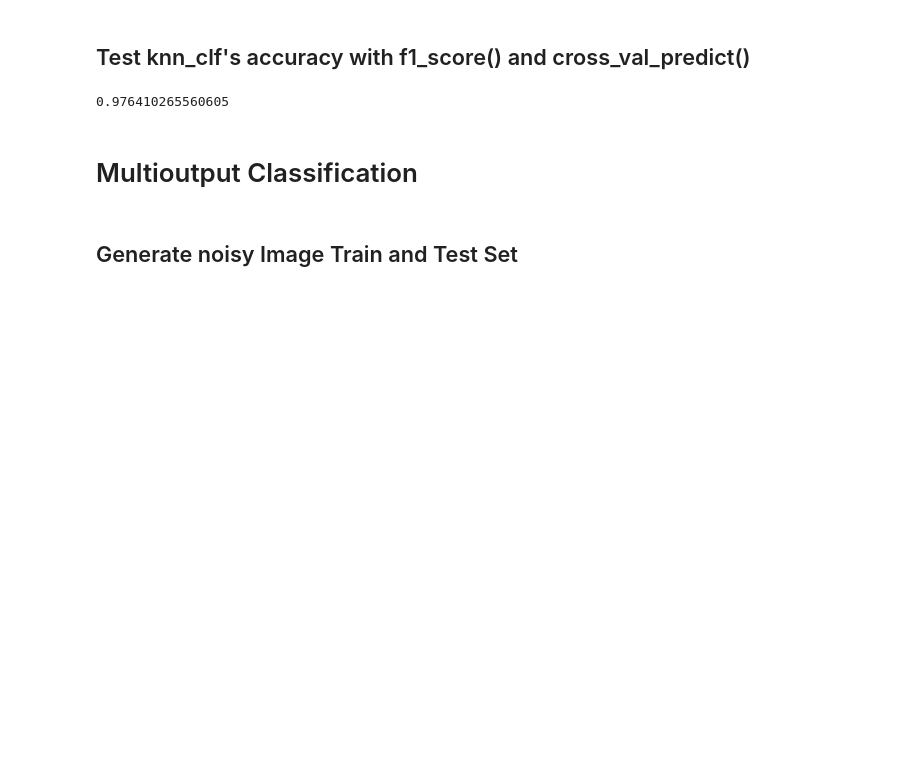
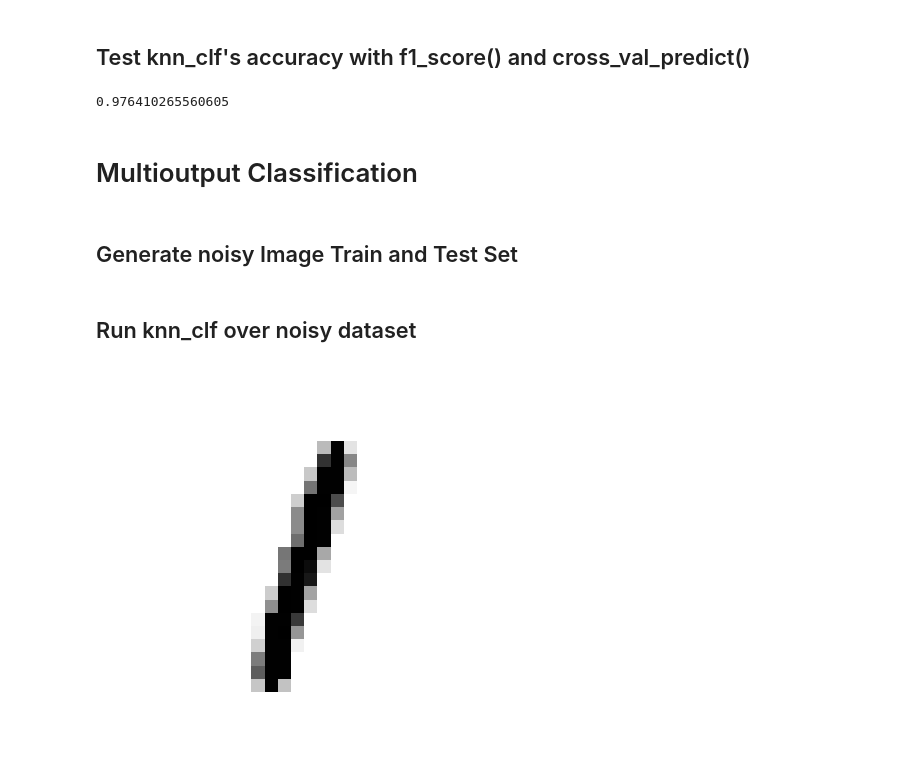
Before and after one commit to PraddyumnYadav/Classification_MNIST, a Jupyter notebook: MNIST Classification.ipynb, the cells around one changed output. Cells and saved outputs as stored; diff of their text form; code cells hidden in the pictures; blank space fills up the shorter version.

Commit message:
Train knn_clf over new noisy dataset.

```diff
--- a/MNIST Classification.ipynb
+++ b/MNIST Classification.ipynb
@@ -426,7 +426,7 @@ f1_score(y_multilabel, y_train_knn_pred, average="macro")
 # %%
 # Create Noisy Train Set
 noise = np.random.randint(0, 100, (len(X_train), 784))
-X_trian_mod = X_train + noise
+X_train_mod = X_train + noise
 
 # Create Noisy Test Set
 noise = np.random.randint(0, 100, (len(X_test), 784))
@@ -435,3 +435,12 @@ X_test_mod = X_test + noise
 # Create Labels for Both
 y_train_mod = X_train
 y_test_mod = X_test
+# %% [markdown]
+## Run knn_clf over noisy dataset
+# %%
+some_index = 5
+knn_clf.fit(X_train_mod, y_train_mod)
+clean_digit = knn_clf.predict([X_test_mod[some_index]])
+plot_digits(clean_digit)
+# %% [output]
+[figure, added]
```
